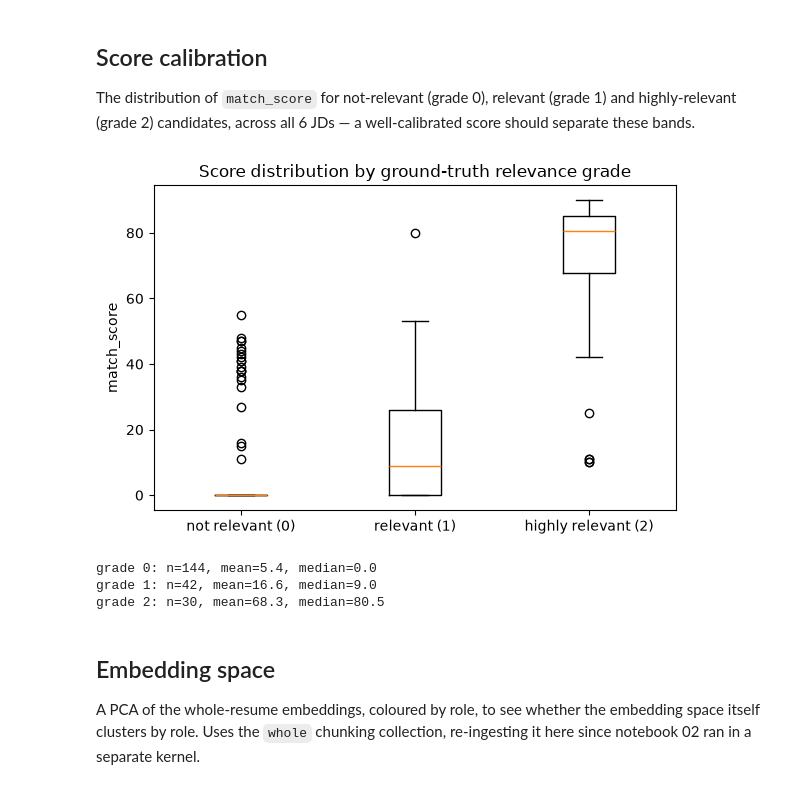
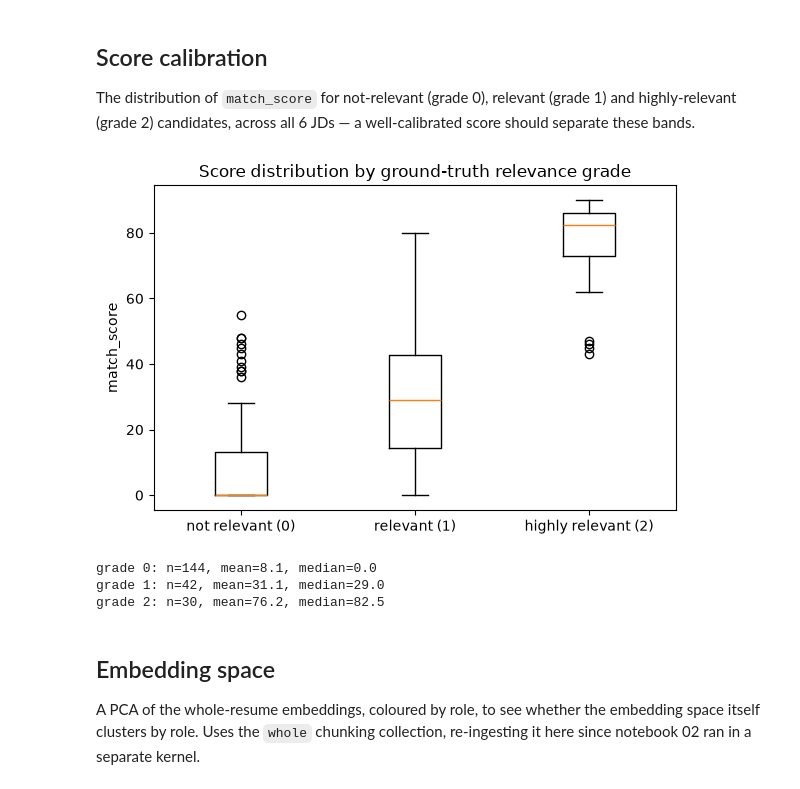
Before and after one commit to puranderdua8/resume-rag-job-matcher, a Jupyter notebook: notebooks/07_calibration_and_analysis.ipynb, the cells around one changed output. Drawn from its saved outputs; the diff is of its cells as text; code cells hidden in the pictures.

```diff
--- a/notebooks/07_calibration_and_analysis.ipynb
+++ b/notebooks/07_calibration_and_analysis.ipynb
@@ -28,31 +26,31 @@ a well-calibrated score should separate these bands.
 # %%
 score_by_grade = {0: [], 1: [], 2: []}
 for jd_path in s.jd_paths:
     jd_id = s.jd_id_for_path(jd_path)
     jd = s.parse_jd(jd_path.read_text())
-    grades = {Path(filename).stem: grade for filename, grade in s.ground_truth[jd_id].items()}
+    grades = {filename: grade for filename, grade in s.ground_truth[jd_id].items()}
     scored = s.score_all(jd)
     for cid, sc in scored.items():
         score_by_grade[grades.get(cid, 0)].append(sc.score)
 
 plt.figure(figsize=(6, 4))
 plt.boxplot(
     [score_by_grade[0], score_by_grade[1], score_by_grade[2]],
     tick_labels=["not relevant (0)", "relevant (1)", "highly relevant (2)"],
 )
 plt.ylabel("match_score")
 plt.title("Score distribution by ground-truth relevance grade")
 plt.tight_layout()
 plt.show()
 
 for grade, values in score_by_grade.items():
     mean, median = np.mean(values), np.median(values)
     print(f"grade {grade}: n={len(values)}, mean={mean:.1f}, median={median:.1f}")
 # %% [output]
-[figure, old version]
+[figure, new version]
-grade 0: n=144, mean=5.4, median=0.0
-grade 1: n=42, mean=16.6, median=9.0
-grade 2: n=30, mean=68.3, median=80.5
+grade 0: n=144, mean=8.1, median=0.0
+grade 1: n=42, mean=31.1, median=29.0
+grade 2: n=30, mean=76.2, median=82.5
 # %% [markdown]
 ## Embedding space
 
```
Also changed, not shown: parts of 4 cells of this notebook, 32 other files.
